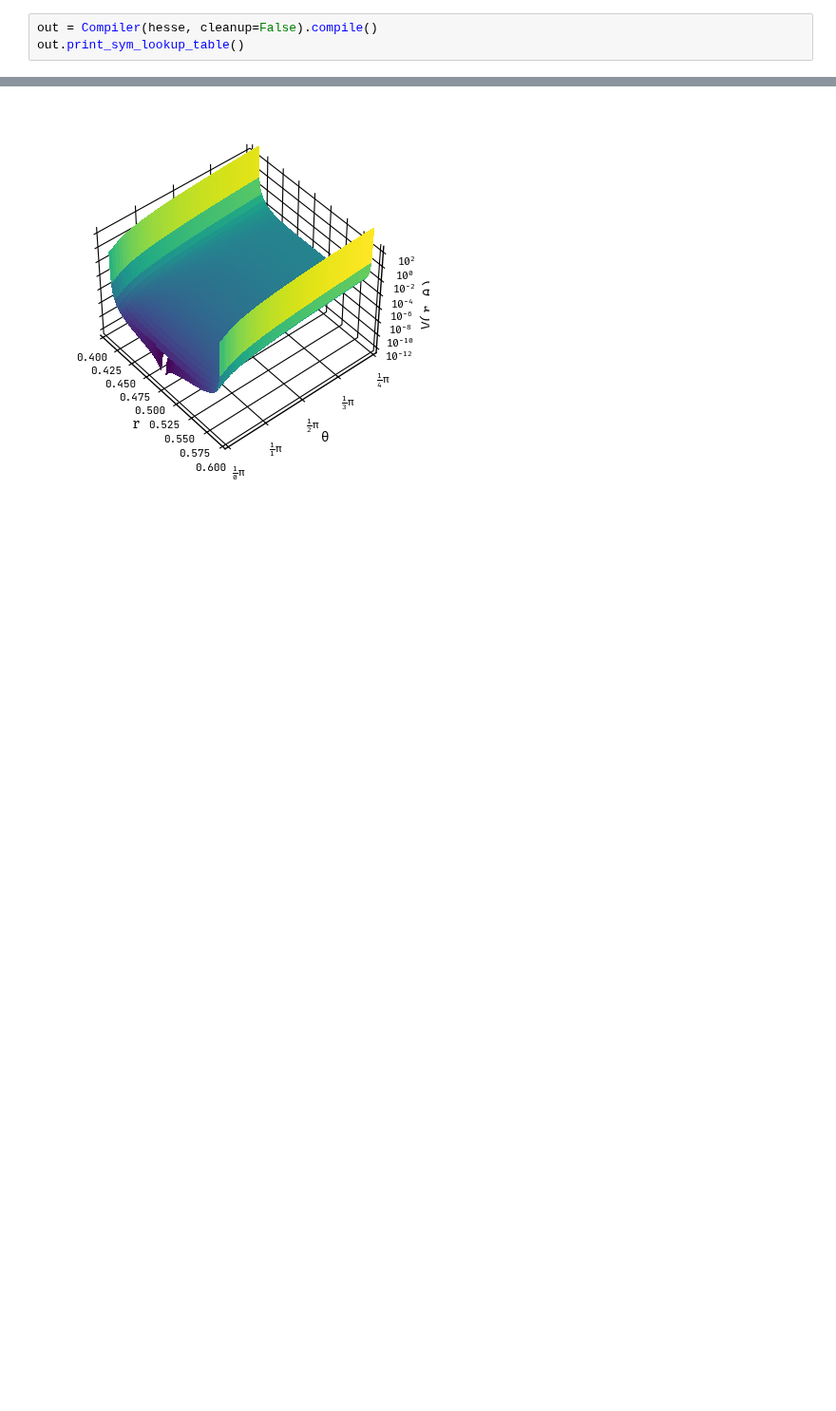
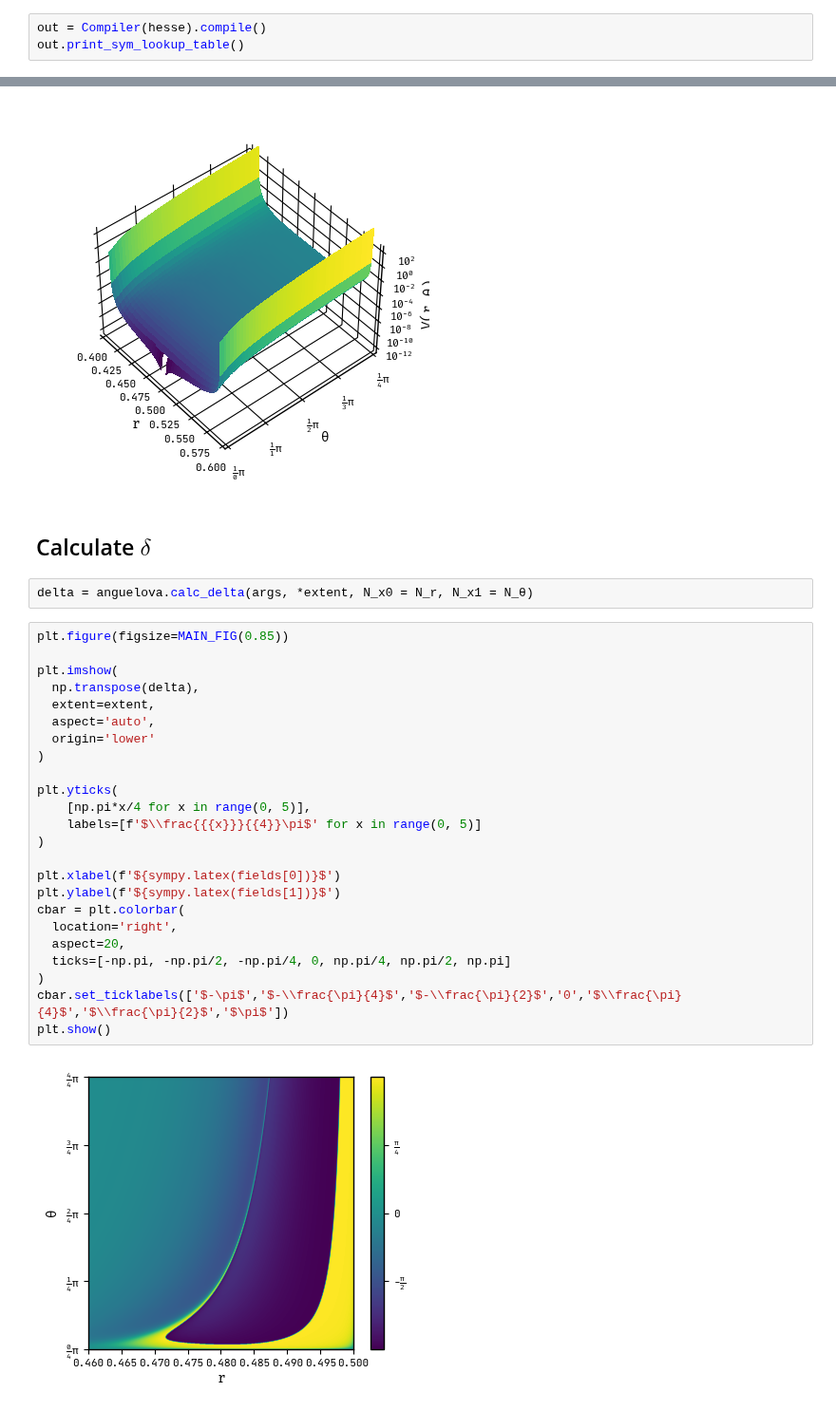
Before and after one commit to smups/inflatox, a Jupyter notebook: notebooks/egno.ipynb, the cells around one changed output, grey strips where cells are left out. Shown at 95% size. Saved outputs shown, nothing was run; the diff lists cells and outputs as text; blank space fills up the shorter version.

```diff
--- a/notebooks/egno.ipynb
+++ b/notebooks/egno.ipynb
@@ -137,7 +154,7 @@ hesse = SymbolicCalculation.new_from_list(
 Calculating covariant Hesse matrix...
 Projecting the Hesse matrix on the vielbein basis...
 # %%
-out = Compiler(hesse, cleanup=False).compile()
+out = Compiler(hesse).compile()
 out.print_sym_lookup_table()
 # %% [output]
 [Symbol Dictionary]
@@ -323,3 +344,33 @@ fig
 # %% [output]
 [figure]
 [figure]
+# %% [markdown]
+## Calculate $\delta$
+# %%
+delta = anguelova.calc_delta(args, *extent, N_x0 = N_r, N_x1 = N_θ)
+# %%
+plt.figure(figsize=MAIN_FIG(0.85))
+
+plt.imshow(
+  np.transpose(delta),
+  extent=extent,
+  aspect='auto',
+  origin='lower'
+)
+
+plt.yticks(
+    [np.pi*x/4 for x in range(0, 5)],
+    labels=[f'$\\frac{{{x}}}{{4}}\pi$' for x in range(0, 5)]
+)
+
+plt.xlabel(f'${sympy.latex(fields[0])}$')
+plt.ylabel(f'${sympy.latex(fields[1])}$')
+cbar = plt.colorbar(
+  location='right',
+  aspect=20,
+  ticks=[-np.pi, -np.pi/2, -np.pi/4, 0, np.pi/4, np.pi/2, np.pi]
+)
+cbar.set_ticklabels(['$-\pi$','$-\\frac{\pi}{4}$','$-\\frac{\pi}{2}$','0','$\\frac{\pi}{4}$','$\\frac{\pi}{2}$','$\pi$'])
+plt.show()
+# %% [output]
+[figure, added]
```
Also changed, not shown: parts of 3 cells of this notebook, 1 other file.
